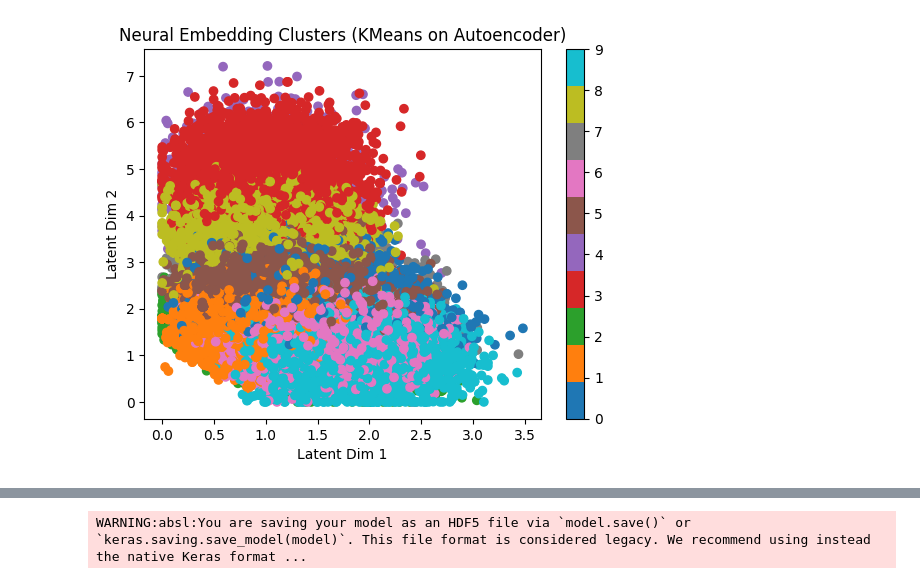
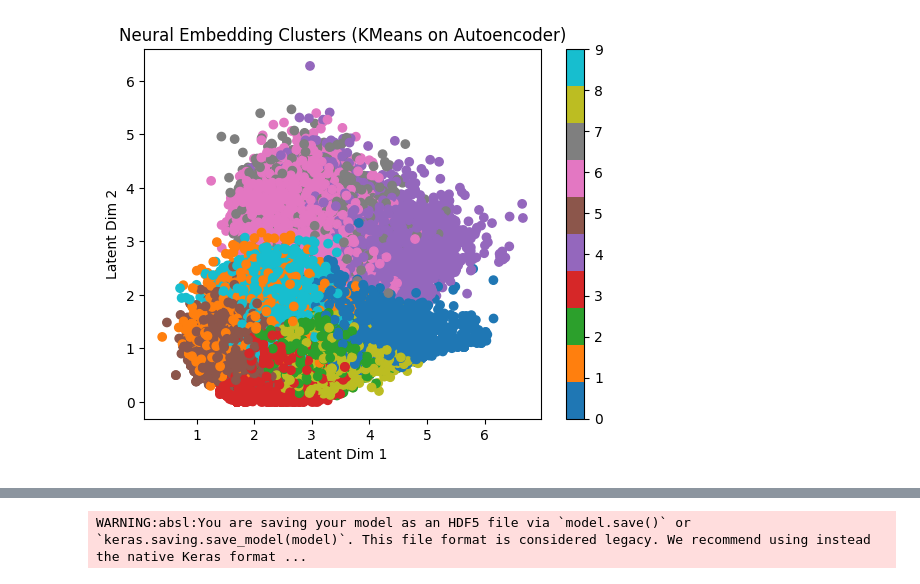
Before and after one commit to tanmay007thor/song-analysis-, a Jupyter notebook: notebook/Machine_learning.ipynb, the cells around one changed output, grey strips where cells are left out. Drawn from its saved outputs; the diff is of its cells as text; code cells hidden in the pictures.

```diff
--- a/notebook/Machine_learning.ipynb
+++ b/notebook/Machine_learning.ipynb
@@ -19,7 +19,7 @@ from sklearn.cluster import KMeans
 import matplotlib.pyplot as plt
 
 # Load and preprocess data
-data = pd.read_csv('./preprocess.csv')
+data = pd.read_csv('../data/preprocess.csv')
 features = [
     'variance', 'Tempo', 'Loudness', 'Explicit', 'Popularity', 'Energy',
     'Danceability', 'Positiveness', 'Speechiness', 'Liveness',
@@ -44,7 +44,7 @@ autoencoder = tf.keras.models.Model(inputs=input_layer, outputs=decoded)
 encoder = tf.keras.models.Model(inputs=input_layer, outputs=encoded)
 
 autoencoder.compile(optimizer='adam', loss='mse')
-autoencoder.fit(X, X, epochs=50, batch_size=32, shuffle=True, validation_split=0.1)
+autoencoder.fit(X, X, epochs=20, batch_size=32, shuffle=True, validation_split=0.1)
 
 # Encode and Cluster
 X_encoded = encoder.predict(X)
@@ -80 +80 @@ Epoch 50/50
-[figure, old version]
+[figure, new version]
```
Also changed, not shown: parts of 4 cells of this notebook, 4 other files.
